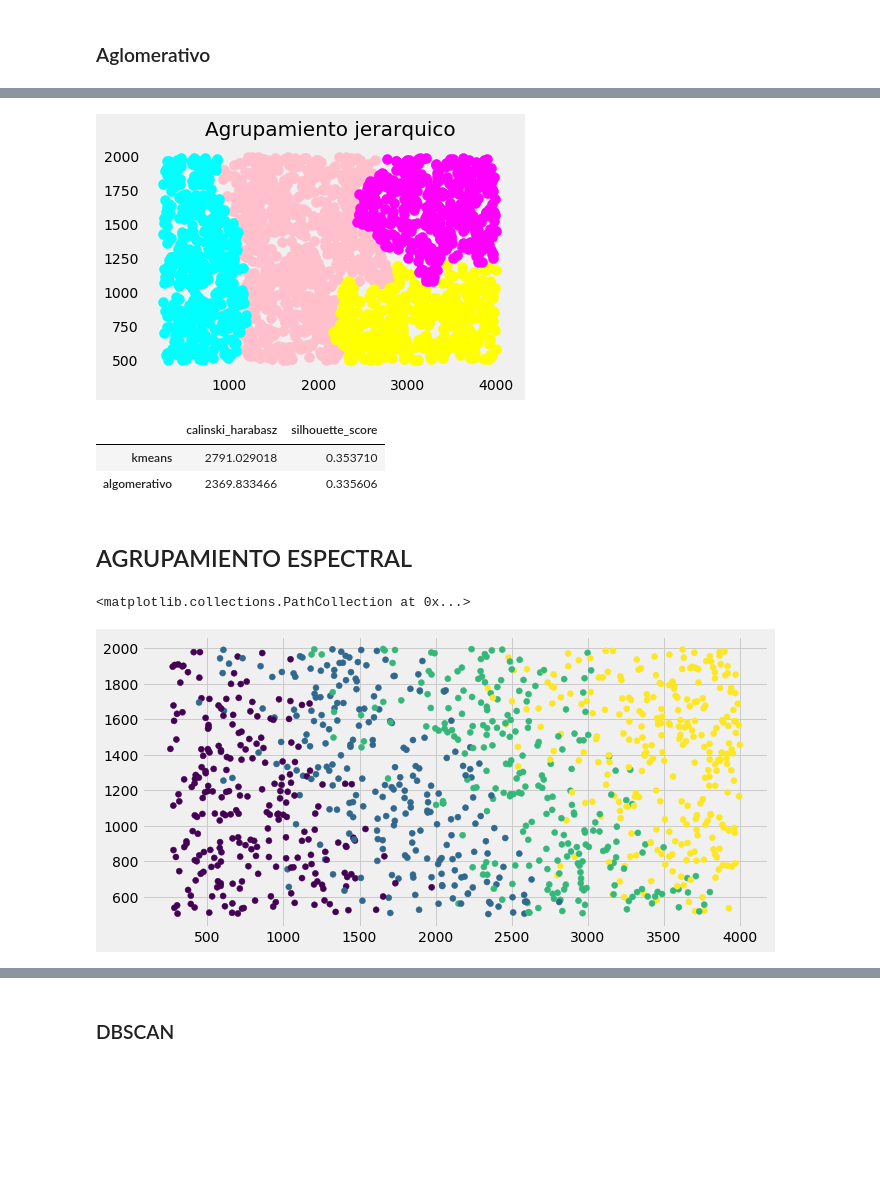
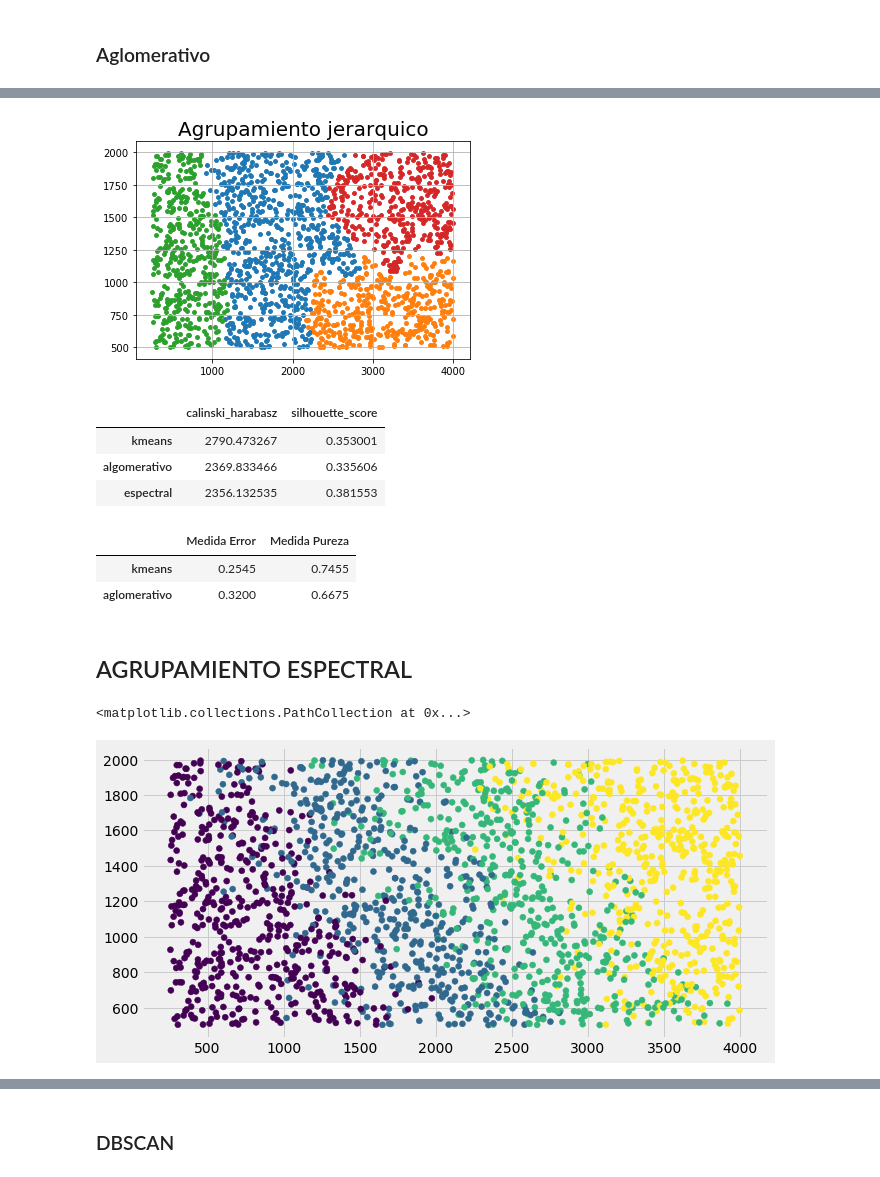
Before and after one commit to jignacioh/ActividadAprendizaNoSupervisado, a Jupyter notebook: telefonos_clasificacion/Celulares.ipynb, the cells around one changed output, grey strips where cells are left out. Drawn from its saved outputs; the diff is of its cells as text; code cells hidden in the pictures; blank space fills up the shorter version.

Commit message:
Agregados las medidas de error y pureza al data set de celulares

```diff
--- a/telefonos_clasificacion/Celulares.ipynb
+++ b/telefonos_clasificacion/Celulares.ipynb
@@ -69,29 +104,36 @@ Text(0, 0.5, 'Distancia euclideana')
 hc = AgglomerativeClustering(n_clusters = 4, affinity = 'euclidean', linkage = 'ward')
 Dy_aglomerativo = hc.fit_predict(Dx)
 # %%
-plt.scatter(Dx[Dy_aglomerativo == 0, 0], Dx[Dy_aglomerativo == 0, 1], s = 100, c = 'pink')
-plt.scatter(Dx[Dy_aglomerativo == 1, 0], Dx[Dy_aglomerativo == 1, 1], s = 100, c = 'yellow')
-plt.scatter(Dx[Dy_aglomerativo == 2, 0], Dx[Dy_aglomerativo == 2, 1], s = 100, c = 'cyan')
-plt.scatter(Dx[Dy_aglomerativo == 3, 0], Dx[Dy_aglomerativo == 3, 1], s = 100, c = 'magenta')
+plt.scatter(Dx[Dy_aglomerativo == 0, 0], Dx[Dy_aglomerativo == 0, 1], s = 15)
+plt.scatter(Dx[Dy_aglomerativo == 1, 0], Dx[Dy_aglomerativo == 1, 1], s = 15)
+plt.scatter(Dx[Dy_aglomerativo == 2, 0], Dx[Dy_aglomerativo == 2, 1], s = 15)
+plt.scatter(Dx[Dy_aglomerativo == 3, 0], Dx[Dy_aglomerativo == 3, 1], s = 15)
 
 plt.style.use('fivethirtyeight')
 plt.title('Agrupamiento jerarquico', fontsize = 20)
 plt.grid()
 plt.show()
 # %% [output]
-[figure, old version]
+[figure, new version]
 # %%
 df.loc['algomerativo'] = [calinski_harabasz_score(Dx, Dy_aglomerativo),silhouette_score(Dx,Dy_aglomerativo) ]
-df
+display(df)
+mC = matriz_confusion(Dy, Dy_aglomerativo)
+ev_ex.loc['aglomerativo'] = [ medida_error(mC), medida_pureza(mC) ]
+display(ev_ex)
 # %% [output]
 |  | calinski_harabasz | silhouette_score |
-| kmeans | 2791.029018 | 0.353710 |
+| kmeans | 2790.473267 | 0.353001 |
 | algomerativo | 2369.833466 | 0.335606 |
+| espectral | 2356.132535 | 0.381553 |
+|  | Medida Error | Medida Pureza |
+| kmeans | 0.2545 | 0.7455 |
+| aglomerativo | 0.3200 | 0.6675 |
 # %% [markdown]
 ## AGRUPAMIENTO ESPECTRAL
 # %%
 D = pd.read_csv(file_url)
-n = 1000
+n = 2000
 Dx = D[['ram','battery_power']].to_numpy()
 Dx = Dx[:n]
 
@@ -102,7 +144,7 @@ fig, ax = plt.subplots(figsize=(10,5))
 ax.scatter(Dx[:,0], Dx[:,1], c = Dy)
 # %% [output]
 <matplotlib.collections.PathCollection at 0x...>
-[figure, old version]
+[figure, new version]
 # %%
 from sklearn.cluster import SpectralClustering
 K = 4
```
Also changed, not shown: parts of 11 cells of this notebook.
